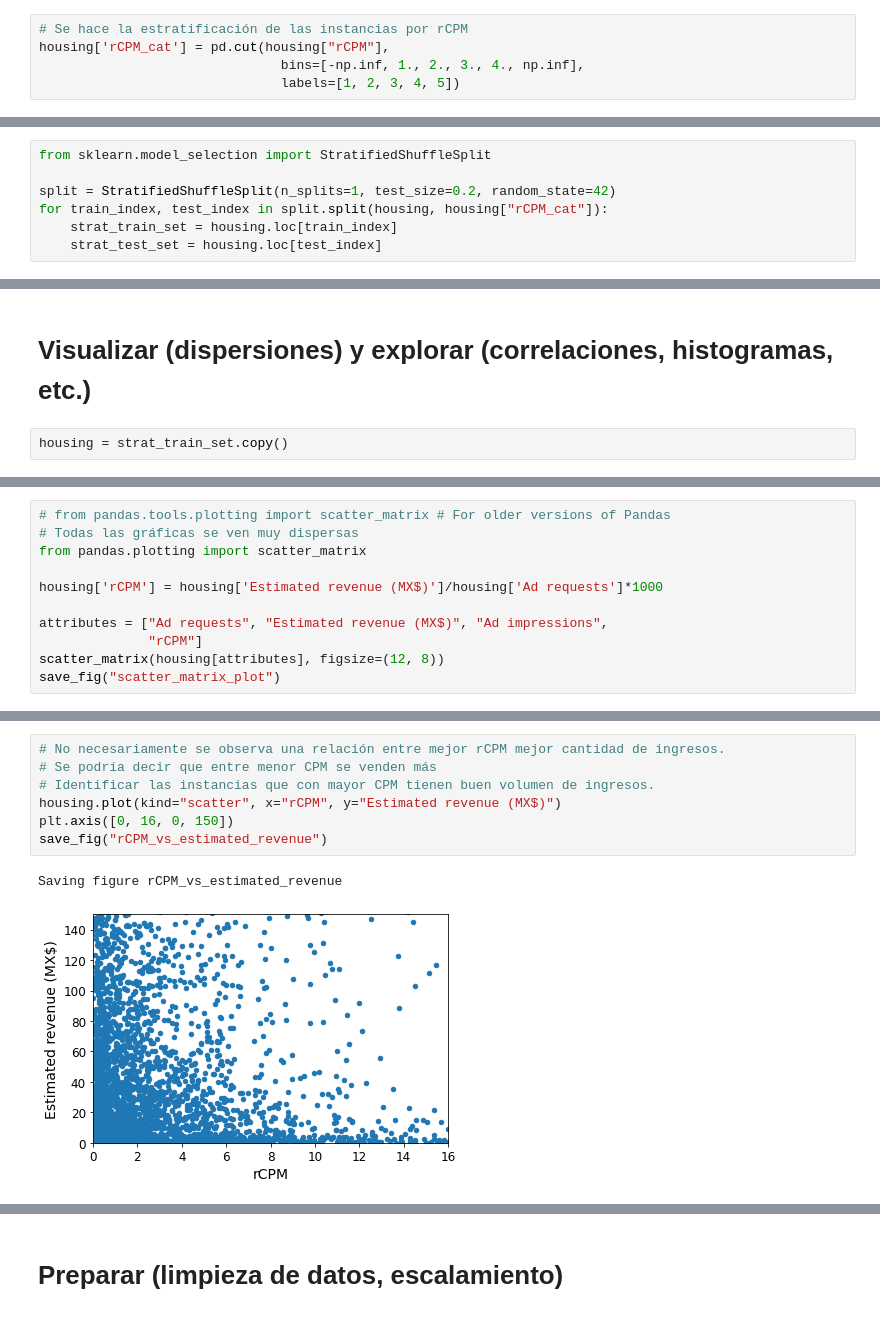
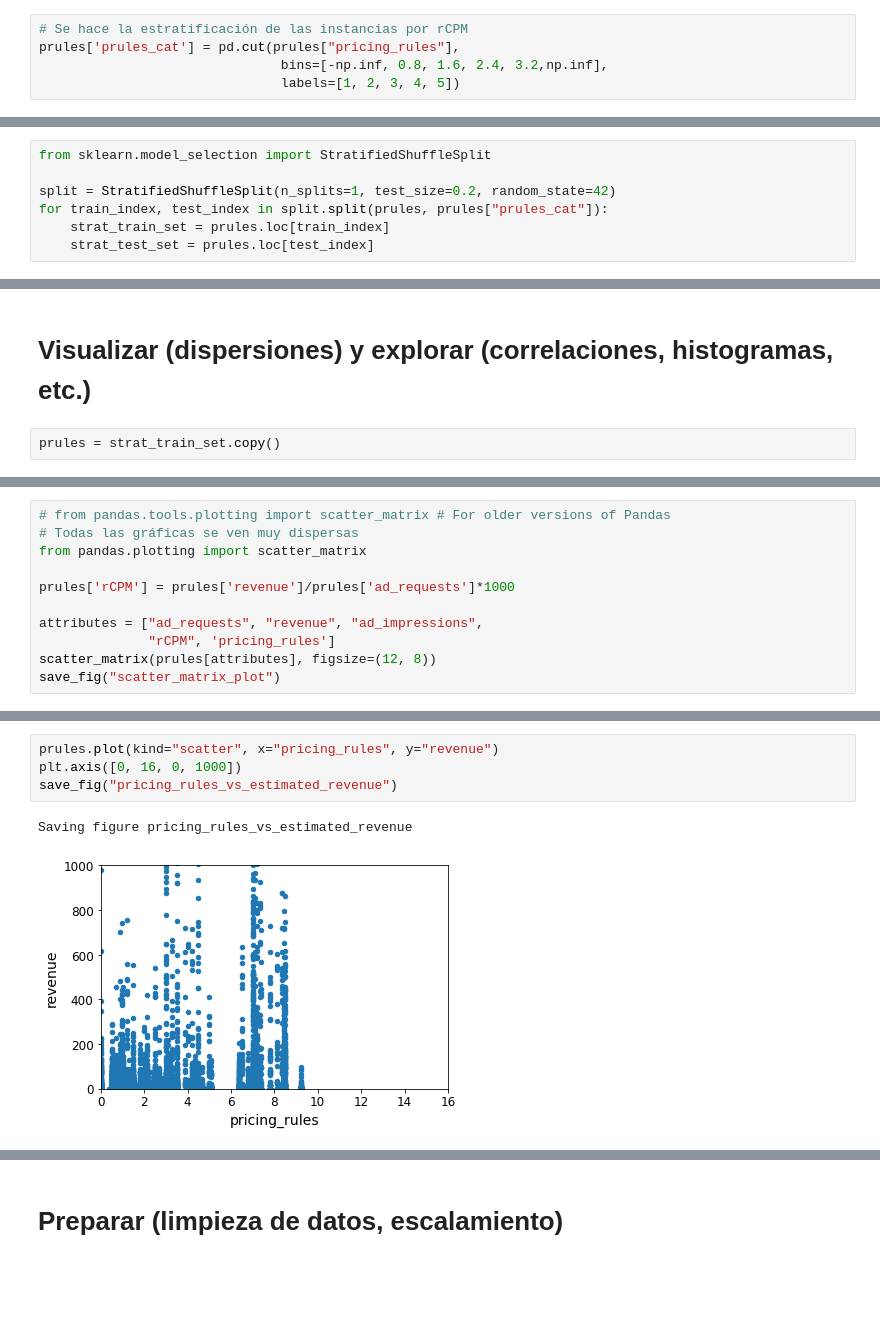
Before and after one commit to aaronjdigital/mlidigital, a Jupyter notebook: Newbase ML Reglas de Precio.ipynb, the cells around one changed output, grey strips where cells are left out. Cells and saved outputs as stored; diff of their text form; blank space fills up the shorter version.

```diff
--- a/Newbase ML Reglas de Precio.ipynb
+++ b/Newbase ML Reglas de Precio.ipynb
@@ -147,7 +158,7 @@ housing["rCPM"].hist()
 # %%
 # Se hace la estratificación de las instancias por rCPM
-housing['rCPM_cat'] = pd.cut(housing["rCPM"],
-                               bins=[-np.inf, 1., 2., 3., 4., np.inf],
+prules['prules_cat'] = pd.cut(prules["pricing_rules"],
+                               bins=[-np.inf, 0.8, 1.6, 2.4, 3.2,np.inf],
                                labels=[1, 2, 3, 4, 5])
 # %%
 # Estratificación con $1 de diferencia cada estrato
@@ -168,8 +179,8 @@ housing["rCPM_cat"].hist()
 from sklearn.model_selection import StratifiedShuffleSplit
 
 split = StratifiedShuffleSplit(n_splits=1, test_size=0.2, random_state=42)
-for train_index, test_index in split.split(housing, housing["rCPM_cat"]):
-    strat_train_set = housing.loc[train_index]
-    strat_test_set = housing.loc[test_index]
+for train_index, test_index in split.split(prules, prules["prules_cat"]):
+    strat_train_set = prules.loc[train_index]
+    strat_test_set = prules.loc[test_index]
 # %%
 # Set estratificado
@@ -196,6 +207,6 @@ for set_ in (strat_train_set, strat_test_set):
 # %% [markdown]
 # Visualizar (dispersiones) y explorar (correlaciones, histogramas, etc.)
 # %%
-housing = strat_train_set.copy()
+prules = strat_train_set.copy()
 # %%
 # Graficación de Ad Requests vs Estimated Revenue para ver correlaciones
@@ -209,11 +220,11 @@ Saving figure better_visualization_plot
 # Todas las gráficas se ven muy dispersas
 from pandas.plotting import scatter_matrix
 
-housing['rCPM'] = housing['Estimated revenue (MX$)']/housing['Ad requests']*1000
+prules['rCPM'] = prules['revenue']/prules['ad_requests']*1000
 
-attributes = ["Ad requests", "Estimated revenue (MX$)", "Ad impressions",
-              "rCPM"]
-scatter_matrix(housing[attributes], figsize=(12, 8))
+attributes = ["ad_requests", "revenue", "ad_impressions",
+              "rCPM", 'pricing_rules']
+scatter_matrix(prules[attributes], figsize=(12, 8))
 save_fig("scatter_matrix_plot")
 # %% [output]
 Saving figure scatter_matrix_plot
@@ -221,10 +232,7 @@ Saving figure scatter_matrix_plot
 # %%
-# No necesariamente se observa una relación entre mejor rCPM mejor cantidad de ingresos.
-# Se podría decir que entre menor CPM se venden más
-# Identificar las instancias que con mayor CPM tienen buen volumen de ingresos.
-housing.plot(kind="scatter", x="rCPM", y="Estimated revenue (MX$)")
-plt.axis([0, 16, 0, 150])
-save_fig("rCPM_vs_estimated_revenue")
+prules.plot(kind="scatter", x="pricing_rules", y="revenue")
+plt.axis([0, 16, 0, 1000])
+save_fig("pricing_rules_vs_estimated_revenue")
 # %% [output]
-Saving figure rCPM_vs_estimated_revenue
+Saving figure pricing_rules_vs_estimated_revenue
-[figure, old version]
+[figure, new version]
```
Also changed, not shown: parts of 64 cells of this notebook.
